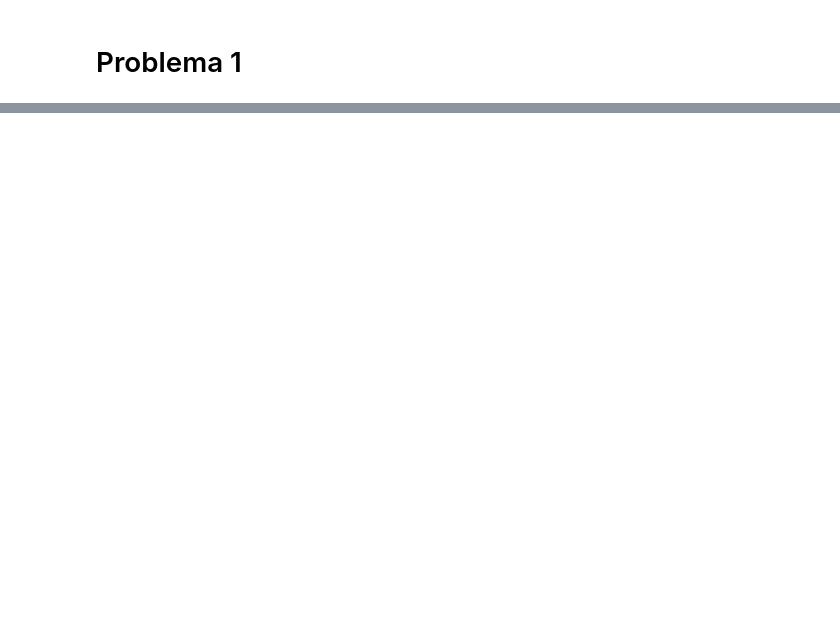
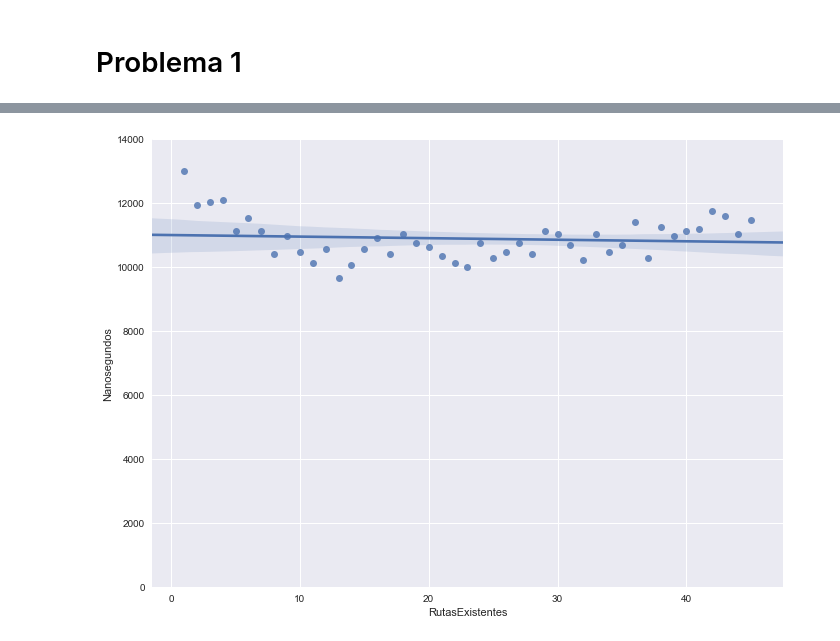
Before and after one commit to ZebaSz/algo3-tp2, a Jupyter notebook: informe/data/Algo3-TP2.ipynb, the cells around one changed output, grey strips where cells are left out. Saved outputs shown, nothing was run; the diff lists cells and outputs as text; code cells hidden in the pictures; blank space fills up the shorter version.

```diff
--- a/informe/data/Algo3-TP2.ipynb
+++ b/informe/data/Algo3-TP2.ipynb
@@ -40,0 +55,8 @@ plt.show()
+# %%
+df3B = df3[(df3.Ciudades == 10) & (df3.RutasExistentes > 0)]
+
+g = sns.lmplot(x='RutasExistentes', y='Nanosegundos', data=df3B, size=7, aspect=1.4)
+g.set(ylim=(0,14000))
+plt.show()
+# %% [output]
+[figure, added]
```
Also changed, not shown: parts of 8 cells of this notebook, 3 other files.
